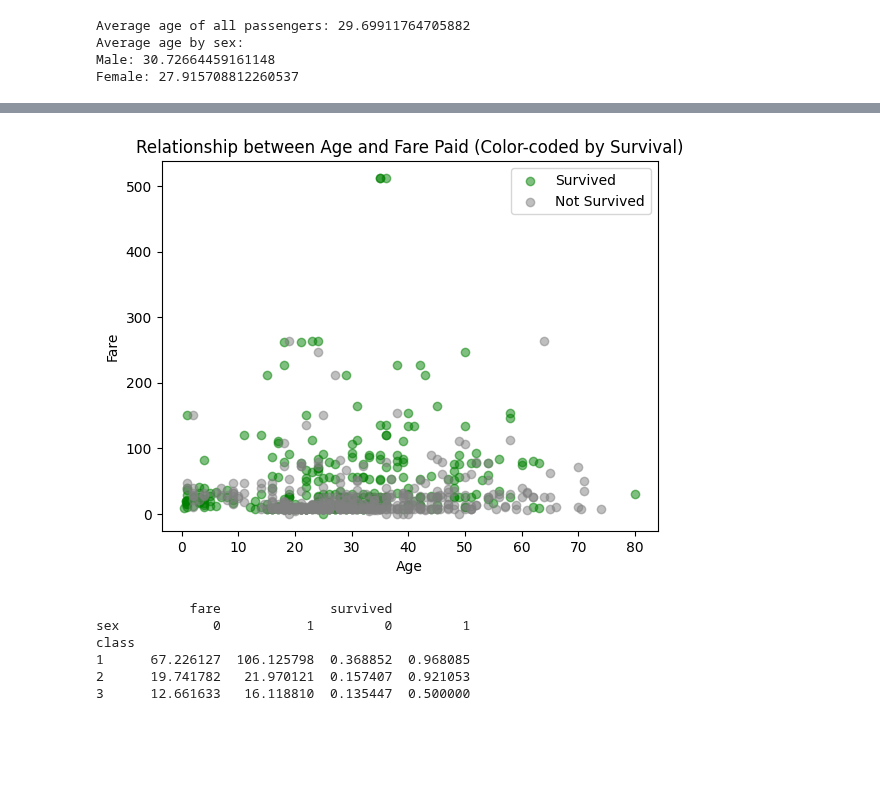
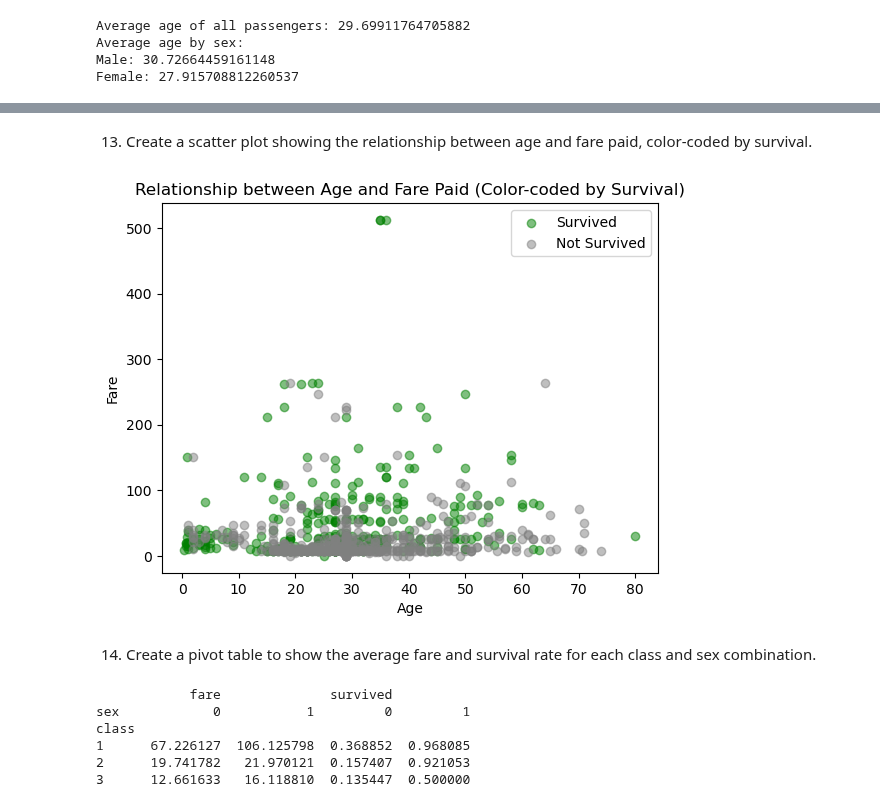
Before and after one commit to tisiphonee/DataS, a Jupyter notebook: CA2/task1.ipynb, the cells around one changed output, grey strips where cells are left out. Saved outputs shown, nothing was run; the diff lists cells and outputs as text; code cells hidden in the pictures; blank space fills up the shorter version.

```diff
--- a/CA2/task1.ipynb
+++ b/CA2/task1.ipynb
@@ -46,0 +23,2 @@ Question 2
+# %%
+data_set = pd.read_csv("task1.csv")
@@ -182,0 +251,20 @@ Question 9
+# %%
+# Replace the missing values in 'age' column for female passengers with the female median age
+median_age = data_set[(data_set['sex'] == 'female')]['age'].median()
+data_set.loc[data_set['sex'] == 'female', 'age'] = data_set.loc[data_set['sex'] == 'female', 'age'].fillna(median_age)
+
+# Replace the missing values in 'age' column for male passengers with the male median age
+median_age = data_set[(data_set['sex'] == 'male')]['age'].median()
+data_set.loc[data_set['sex'] == 'male', 'age'] = data_set.loc[data_set['sex'] == 'male', 'age'].fillna(median_age)
+
+# Replace the missing values in 'deck' column with the mode of deck class
+most_frequent_deck = data_set['deck'].mode()[0]
+data_set['deck'].fillna(most_frequent_deck, inplace=True)
+
+# Replace the missing values in 'embarked' column with the mode od embarked class
+most_frequent_embarked = data_set['embarked'].mode()[0]
+data_set['embarked'].fillna(most_frequent_embarked, inplace=True)
+
+# Replace the missing values in 'embark_town' column with the mode of embark_town class
+most_frequent_embark_town = data_set['embark_town'].mode()[0]
+data_set['embark_town'].fillna(most_frequent_embark_town, inplace=True)
@@ -216,0 +313,15 @@ plt.show()
+# %%
+survived_passengers_data = data_set[data_set['survived'] == 1]
+unsurvived_passengers_data = data_set[data_set['survived'] == 0]
+
+class_proportions = survived_passengers_data['class'].value_counts(normalize=True)
+
+
+plt.figure(figsize=(8, 6))
+class_proportions.plot(kind='bar', color='skyblue')
+plt.title('Proportion of Saurvived Passengers by Class')
+plt.xlabel('Class')
+plt.ylabel('Proportion')
+plt.xticks(rotation=0)  # Rotate x-axis labels if necessary
+plt.grid(axis='y', linestyle='--', alpha=0.7)
+plt.show()
@@ -252,13 +365,17 @@ plt.show()
+# %% [markdown]
+13. Create a scatter plot showing the relationship between age and fare paid, color-coded by survival.
 # %%
-plt.scatter(survived['age'], survived['fare'], color='green', alpha=0.5, label='Survived')
-plt.scatter(not_survived['age'], not_survived['fare'], color='gray', alpha=0.5, label='Not Survived')
+plt.scatter(survived_passengers_data['age'], survived_passengers_data['fare'], color='green', alpha=0.5, label='Survived')
+plt.scatter(unsurvived_passengers_data['age'], unsurvived_passengers_data['fare'], color='gray', alpha=0.5, label='Not Survived')
 plt.xlabel('Age')
 plt.ylabel('Fare')
 plt.title('Relationship between Age and Fare Paid (Color-coded by Survival)')
 plt.legend()
 plt.show()
 # %% [output]
-[figure, old version]
+[figure, new version]
+# %% [markdown]
+14. Create a pivot table to show the average fare and survival rate for each class and sex combination.
 # %%
 pivot_table = df.pivot_table(index='class', columns='sex', values=['fare', 'survived'], aggfunc={'fare': 'mean', 'survived': 'mean'})
 print(pivot_table)
```
Also changed, not shown: parts of 49 cells of this notebook.
